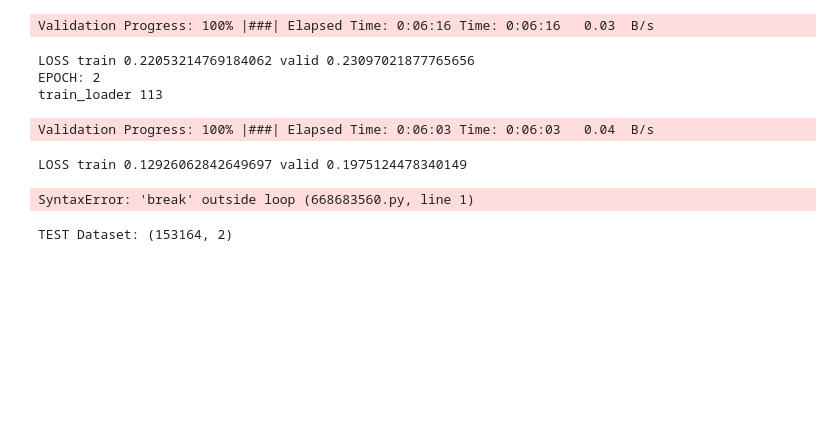
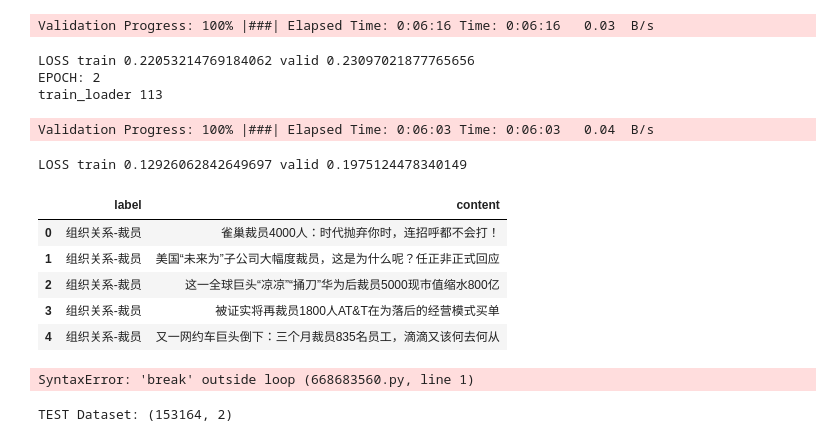
Before and after one commit to NanZhang1991/nlp, a Jupyter notebook: sequence_classification/longformer_zh/longformer_suquence_classification.ipynb, the cells around one changed output. Drawn from its saved outputs; the diff is of its cells as text; code cells hidden in the pictures; blank space fills up the shorter version.

```diff
--- a/sequence_classification/longformer_zh/longformer_suquence_classification.ipynb
+++ b/sequence_classification/longformer_zh/longformer_suquence_classification.ipynb
@@ -293,6 +293,18 @@ EPOCH: 2
 train_loader 113
 Validation Progress: 100% |###| Elapsed Time: 0:06:03 Time: 0:06:03   0.04  B/s
 LOSS train 0.12926062842649697 valid 0.1975124478340149
+# %%
+import pandas as pd
+
+df =  pd.read_csv('../data/MultilabelSequenceClassification/chinese_dataset/train.zip')
+df.head()
+# %% [output]
+|  | label | content |
+| 0 | 组织关系-裁员 | 雀巢裁员4000人：时代抛弃你时，连招呼都不会打！ |
+| 1 | 组织关系-裁员 | 美国“未来为”子公司大幅度裁员，这是为什么呢？任正非正式回应 |
+| 2 | 组织关系-裁员 | 这一全球巨头“凉凉”“捅刀”华为后裁员5000现市值缩水800亿 |
+| 3 | 组织关系-裁员 | 被证实将再裁员1800人AT&T在为落后的经营模式买单 |
+| 4 | 组织关系-裁员 | 又一网约车巨头倒下：三个月裁员835名员工，滴滴又该何去何从 |
 # %%
 break
 # %% [output]
```
Also changed, not shown: 4 other files.
